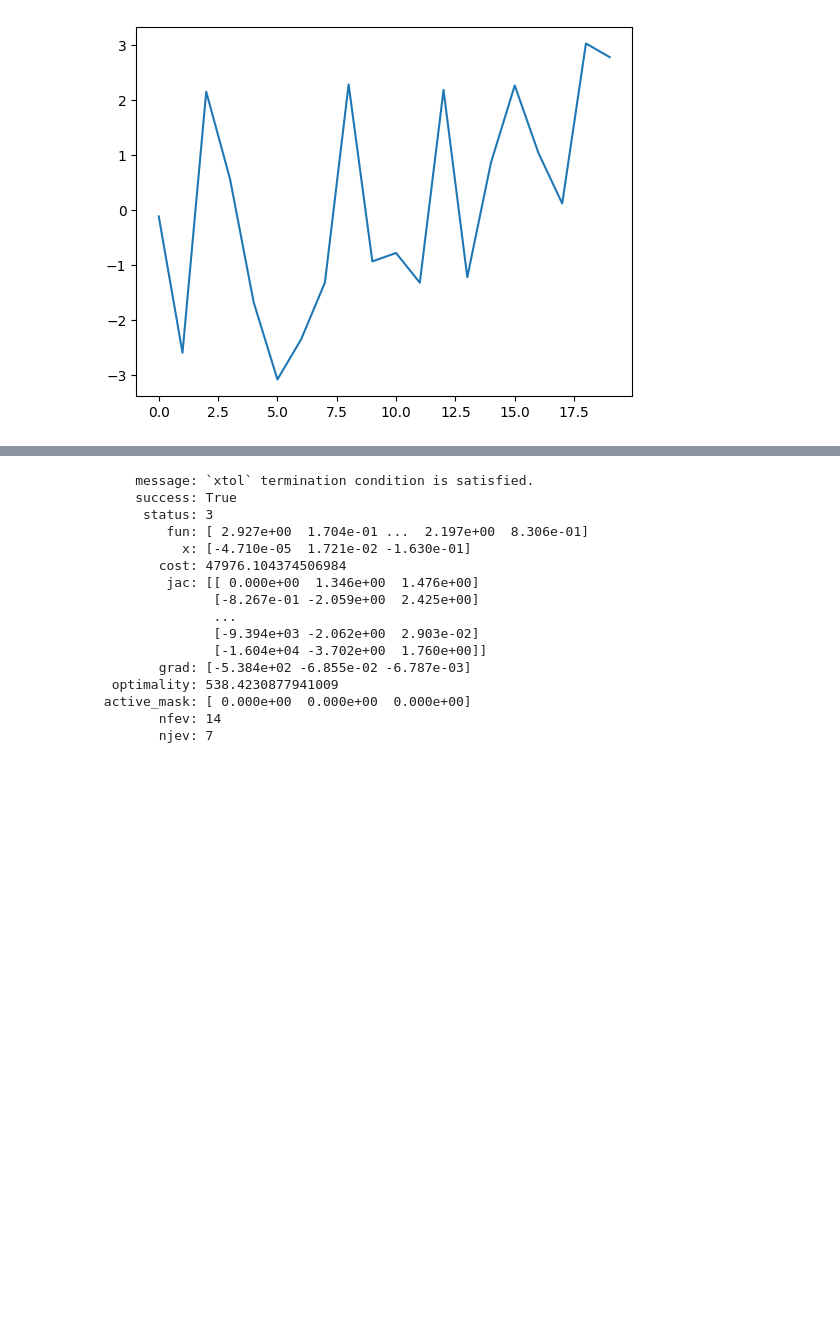
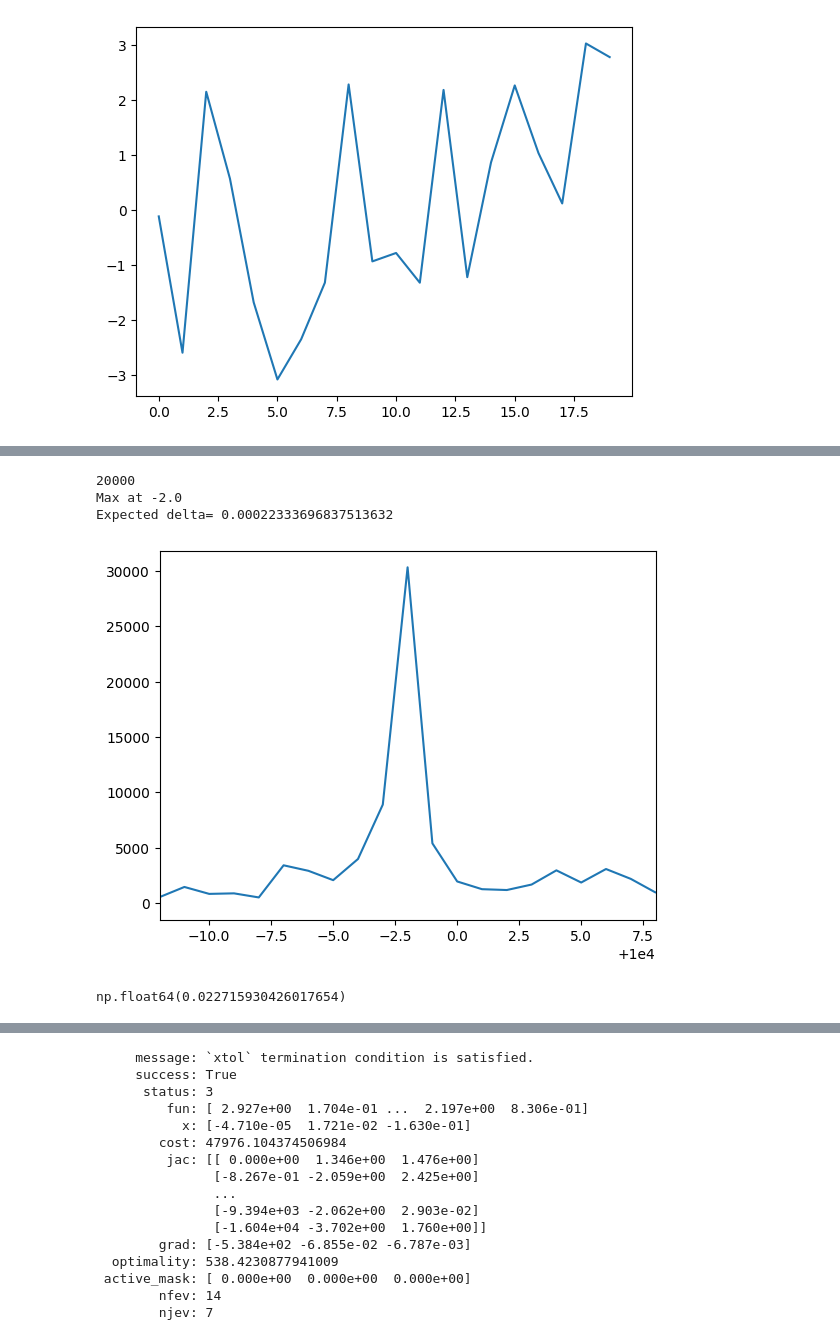
Before and after one commit to mohanagr/flicker, a Jupyter notebook: jupyter/fit_xcorr.ipynb, the cells around one changed output, grey strips where cells are left out. Saved outputs shown, nothing was run; the diff lists cells and outputs as text; code cells hidden in the pictures; blank space fills up the shorter version.

```diff
--- a/jupyter/fit_xcorr.ipynb
+++ b/jupyter/fit_xcorr.ipynb
@@ -161,0 +218,22 @@ np.complex128(1.3436208800406668-0.7241952516194333j)
+# %%
+#take an fft to see which value to try.
+xc_fft = np.fft.fftshift(np.abs(np.fft.fft(xc_small))) # should peak at -ve freq cause deltat is 2.5e-4, and fft is exp(-jomega t)
+mm=np.argmax(xc_fft)
+plt.plot(xc_fft)
+plt.xlim(mm-10,mm+10)
+M=len(xc_fft)
+print(M)
+print("Max at", mm-len(xc_fft)/2)
+expected_delta = 2/M * (4096/1834)
+print("Expected delta=", expected_delta)
+# %% [output]
+20000
+Max at -2.0
+Expected delta= 0.00022333696837513632
+[figure, added]
+# %%
+
+xc_nodrift=np.mean(xc_small*np.exp(2j*np.pi*1834*np.arange(0,len(y2))*(1.417e-5)/4096))
+np.abs(xc_nodrift)
+# %% [output]
+np.float64(0.022715930426017654)
```
Also changed, not shown: parts of 11 cells of this notebook, 3 other files.
